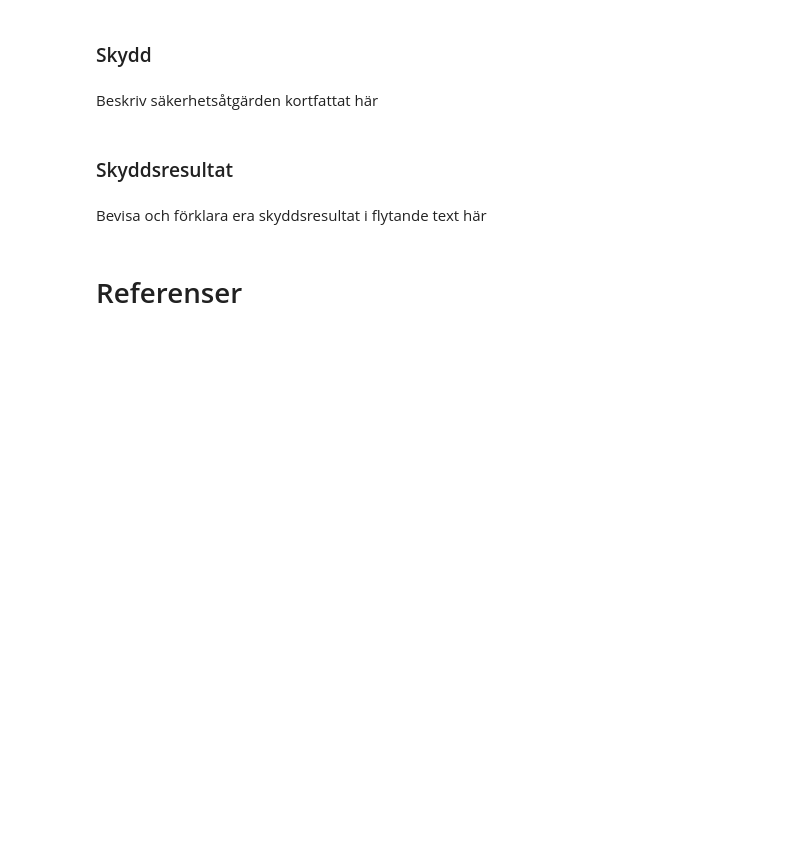
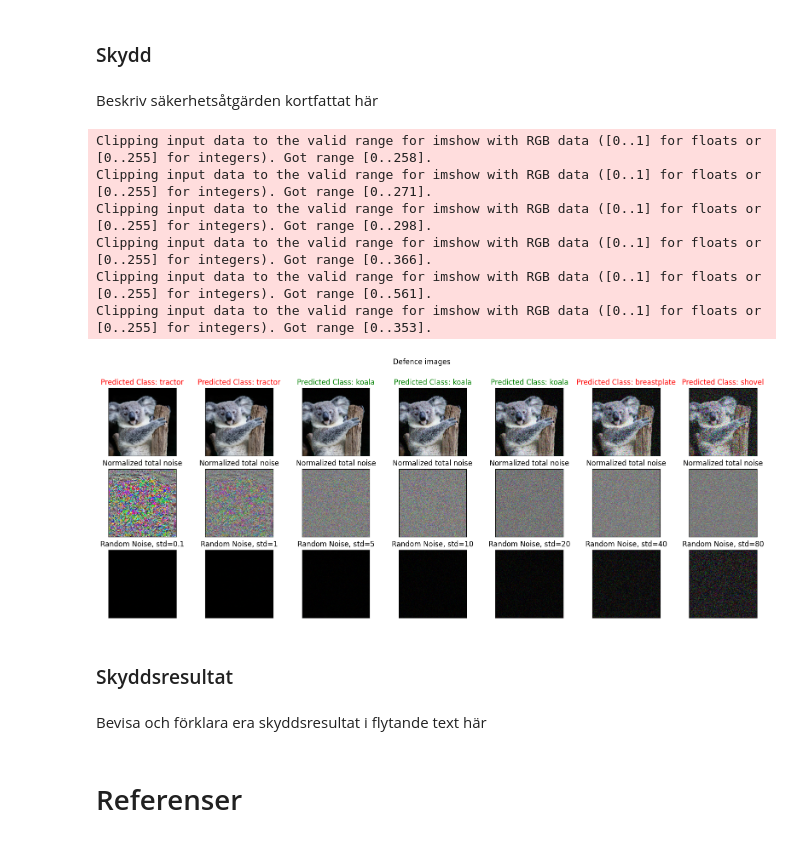
Before and after one commit to Uplink036/FLAdversarialInput, a Jupyter notebook: DV2607-Inl_Del_2-Adversarial_input_attack.ipynb, the cells around one changed output. Drawn from its saved outputs; the diff is of its cells as text; code cells hidden in the pictures; blank space fills up the shorter version.

```diff
--- a/DV2607-Inl_Del_2-Adversarial_input_attack.ipynb
+++ b/DV2607-Inl_Del_2-Adversarial_input_attack.ipynb
@@ -124,0 +224,9 @@ Nedan fyller ni i er kod som implementerar skyddsmekanismen mot er attackmetod.
+# %%
+# E.g. skapande av ny modell, etc.
+with open("imagenet-classes.txt", "r") as f:
+    classes_labels = f.readlines()
+
+
+
+classes_labels = [c.replace("\n","").replace(" ","").split(",") for c in classes_labels]
+classes_labels
@@ -131,3 +255,51 @@ Beskriv säkerhetsåtgärden kortfattat här
+# %%
+# Implementation av skyddsåtgärd
+noises = [0.1, 1, 5, 10, 20, 40, 80]
+fig, axs = plt.subplots(3, len(noises), figsize=(20, 7), sharex=True, sharey=True)
+fig.suptitle("Defence images")
+for i, noise in enumerate(noises):
+    defence_image = generate_restored_image(adversarial_image, noise)
+    axs[0][i].imshow(defence_image[0].astype(np.uint))
+    noise_image = get_defence_noise(init_image, defence_image)
+    axs[1][i].imshow(noise_image)
+    axs[2][i].imshow((init_image-defence_image[0]).astype(np.uint))
+    axs[0][i].xaxis.set_visible(False)
+    axs[1][i].xaxis.set_visible(False)
+    axs[1][i].yaxis.set_visible(False)
+    axs[0][i].yaxis.set_visible(False)
+    axs[2][i].yaxis.set_visible(False)
+    axs[2][i].xaxis.set_visible(False)
+    pred = np.argmax(classifier.predict(defence_image))
+    class_name = lookup_class_name(pred, classes_labels)
+    # Make disp name red, unless it is koala, in which case make it green
+    color = "red" if class_name != "koala" else "green"
+    axs[0][i].set_title(f"Predicted Class: {class_name}", color=color)
+    axs[1][i].set_title(f"Normalized total noise")
+    axs[2][i].set_title(f"Random Noise, std={noise}")
+
+# for i in [0.1, 0.5, 1, 2, 5, 10]:
+#     defence_noise = np.random.normal(0, i, size=adversarial_image[0].shape)
+#     defence_image = adversarial_image + defence_noise
+#     plt.imshow(defence_image[0].astype(np.uint))
+
+#     # predict the class label of the adversarial example
+#     defence_class_id = np.argmax(model.predict(defence_image))
+#     print(f"Defence image class label: {defence_class_id}")
+
+#     # Show the differences between the init image and defence image
+
+#     diff = defence_image[0] - init_image
+#     diff = (diff - diff.min()) / (diff.max() - diff.min())
+#     plt.imshow(diff)
+#     plt.show()
+# %% [output]
+Clipping input data to the valid range for imshow with RGB data ([0..1] for floats or [0..255] for integers). Got range [0..258].
+Clipping input data to the valid range for imshow with RGB data ([0..1] for floats or [0..255] for integers). Got range [0..271].
+Clipping input data to the valid range for imshow with RGB data ([0..1] for floats or [0..255] for integers). Got range [0..298].
+Clipping input data to the valid range for imshow with RGB data ([0..1] for floats or [0..255] for integers). Got range [0..366].
+Clipping input data to the valid range for imshow with RGB data ([0..1] for floats or [0..255] for integers). Got range [0..561].
+Clipping input data to the valid range for imshow with RGB data ([0..1] for floats or [0..255] for integers). Got range [0..353].
+[figure, added]
 # %% [markdown]
 ### Skyddsresultat
 # %% [markdown]
```
Also changed, not shown: parts of 18 cells of this notebook, 2 other files.
